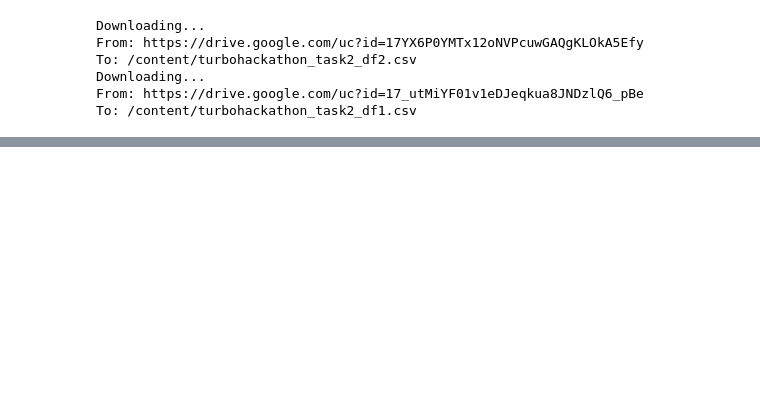
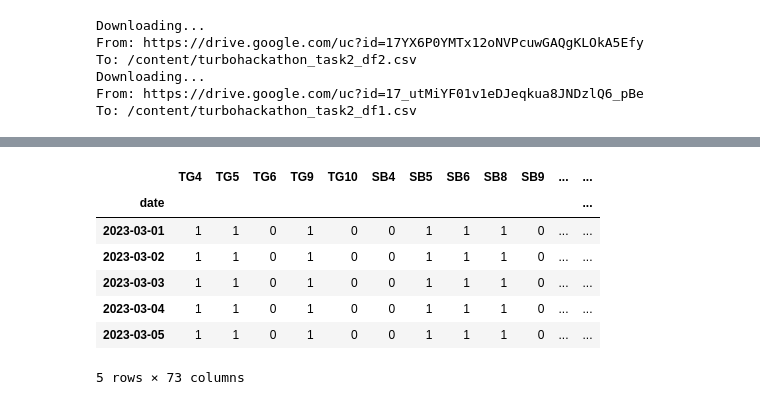
Before and after one commit to ArtyomShabunin/SMOPA, a Jupyter notebook: lesson_1.ipynb, the cells around one changed output, grey strips where cells are left out. Saved outputs shown, nothing was run; the diff lists cells and outputs as text; code cells hidden in the pictures; blank space fills up the shorter version.

```diff
--- a/lesson_1.ipynb
+++ b/lesson_1.ipynb
@@ -229,0 +393,11 @@ df2.head()
+# %%
+df2[df2["TG6"] == 0].head()
+# %% [output]
+|  | TG4 | TG5 | TG6 | TG9 | TG10 | SB4 | SB5 | SB6 | SB8 | SB9 | ... | ... |
+| date |  |  |  |  |  |  |  |  |  |  |  | ... |
+| 2023-03-01 | 1 | 1 | 0 | 1 | 0 | 0 | 1 | 1 | 1 | 0 | ... | ... |
+| 2023-03-02 | 1 | 1 | 0 | 1 | 0 | 0 | 1 | 1 | 1 | 0 | ... | ... |
+| 2023-03-03 | 1 | 1 | 0 | 1 | 0 | 0 | 1 | 1 | 1 | 0 | ... | ... |
+| 2023-03-04 | 1 | 1 | 0 | 1 | 0 | 0 | 1 | 1 | 1 | 0 | ... | ... |
+| 2023-03-05 | 1 | 1 | 0 | 1 | 0 | 0 | 1 | 1 | 1 | 0 | ... | ... |
+5 rows × 73 columns
```
Also changed, not shown: parts of 39 cells of this notebook.
